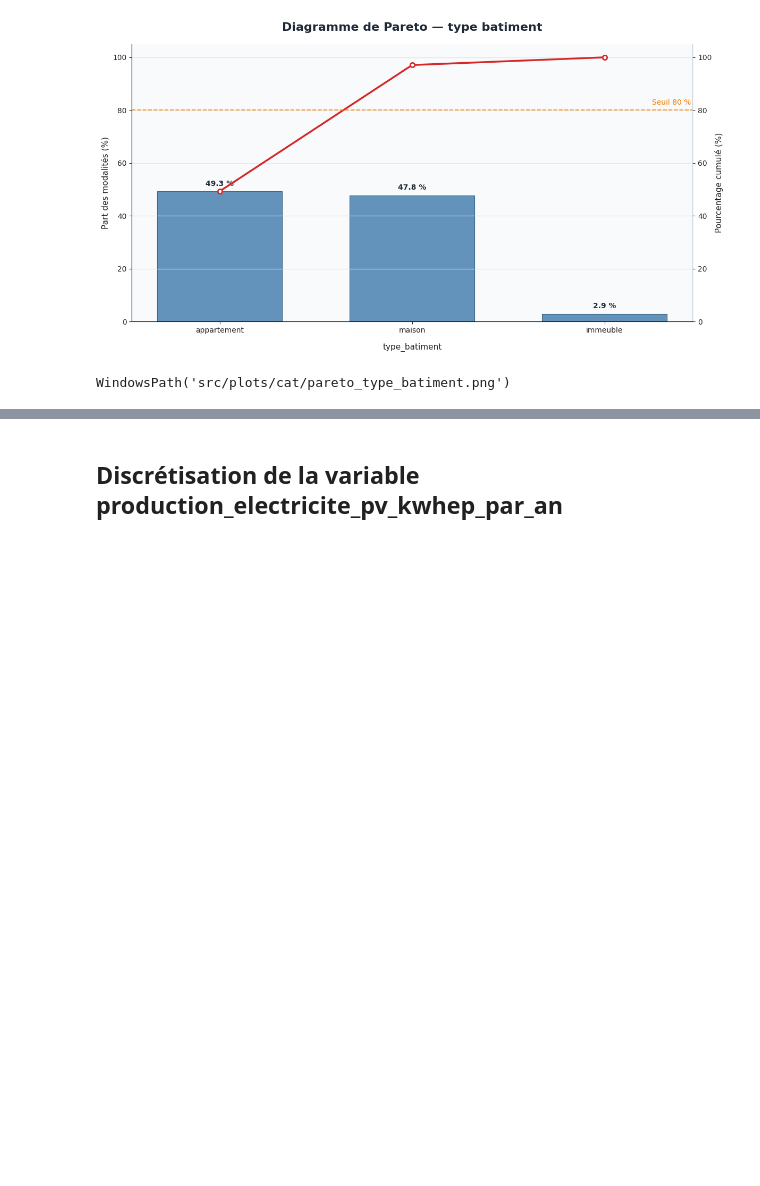
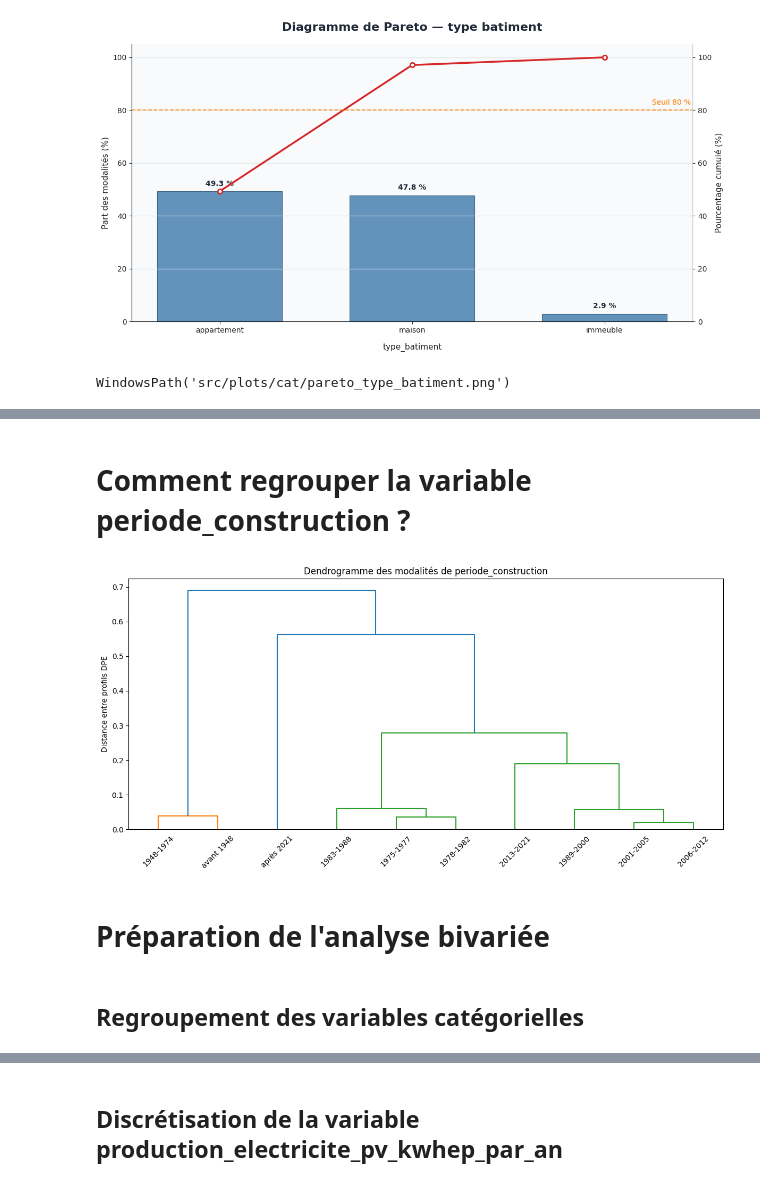
Before and after one commit to Bad-Ben-04/predict-energy-class-dpe, a Jupyter notebook: main.py.ipynb, the cells around one changed output, grey strips where cells are left out. Drawn from its saved outputs; the diff is of its cells as text; code cells hidden in the pictures; blank space fills up the shorter version.

```diff
--- a/main.py.ipynb
+++ b/main.py.ipynb
@@ -479,0 +455,15 @@ shape: (7, 6)
+# %% [markdown]
+# Comment regrouper la variable periode_construction ?
+# %%
+profils_periode, Z_periode = dendrogramme_modalites_vs_target(
+    df=df,
+    col="periode_construction",
+    target=NEW_TARGET,   # adapte si ta cible 3 classes a un autre nom
+    min_effectif=100
+)
+# %% [output]
+[figure, added]
+# %% [markdown]
+# Préparation de l'analyse bivariée
+# %% [markdown]
+## Regroupement des variables catégorielles
```
Also changed, not shown: parts of 133 cells of this notebook, 9 other files.
